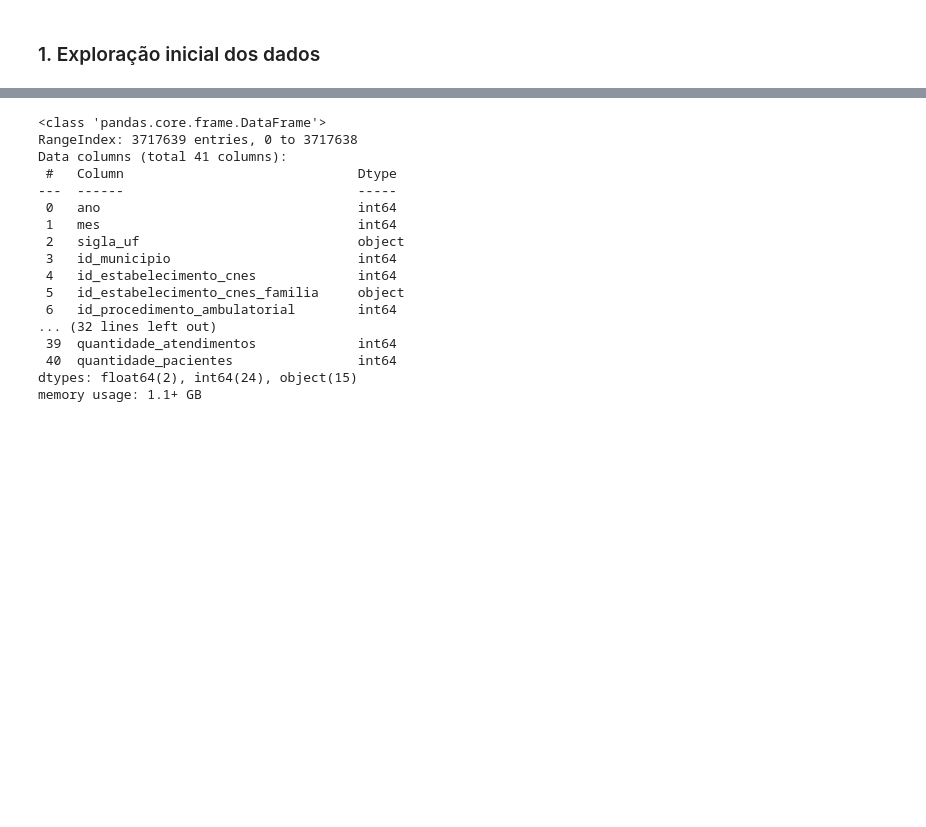
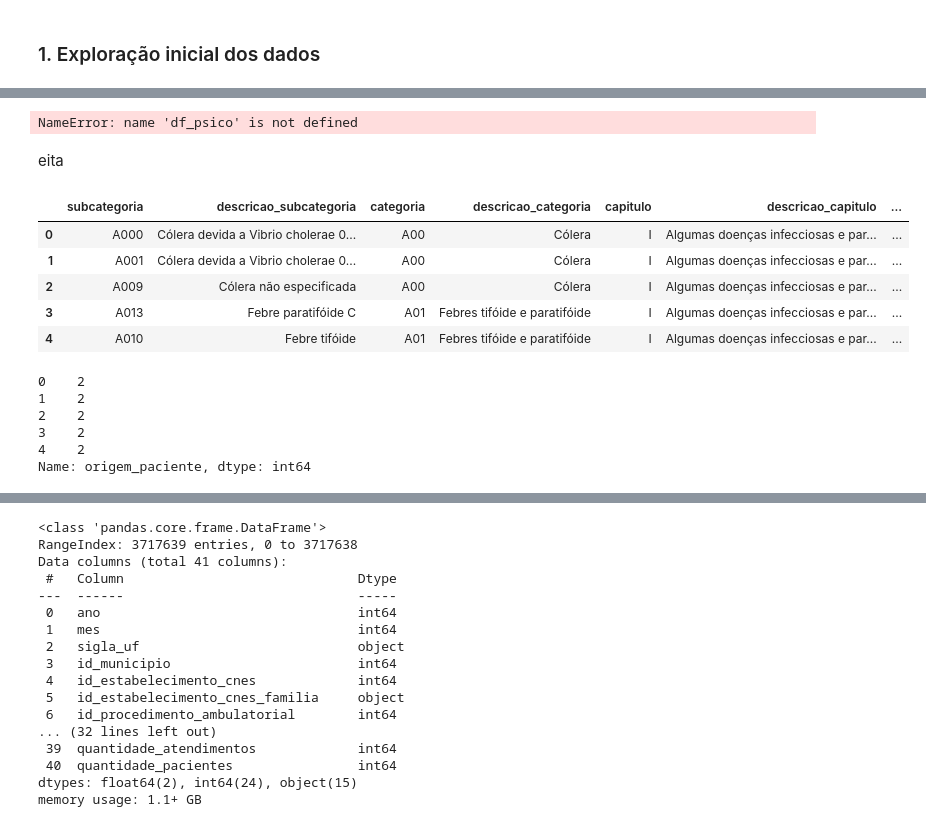
Before and after one commit to maria-exe/Saude-Mental-Curitiba-Regiao, a Jupyter notebook: notebooks/01-exploracao-inicial.ipynb, the cells around one changed output, grey strips where cells are left out. Saved outputs shown, nothing was run; the diff lists cells and outputs as text; code cells hidden in the pictures; blank space fills up the shorter version.

```diff
--- a/notebooks/01-exploracao-inicial.ipynb
+++ b/notebooks/01-exploracao-inicial.ipynb
@@ -11,0 +39,4 @@ df = pd.read_csv(caminho)
+# %%
+dic_sid = pd.read_csv('../data/dicionarios/br_bd_diretorios_brasil_cid_10.csv')
+dic_municipio = pd.read_csv('../data/dicionarios/br_bd_diretorios_brasil_municipio.csv')
+dic_geral = pd.read_csv('../data/dicionarios/br_ms_sia_dicionario.csv')
@@ -11,0 +119,24 @@ df = pd.read_csv(caminho)
+# %%
+df_psico['tipo_idade'].head()
+# %% [output]
+NameError: name 'df_psico' is not defined
+# %% [markdown]
+eita
+# %%
+dic_sid.head()
+# %% [output]
+|  | subcategoria | descricao_subcategoria | categoria | descricao_categoria | capitulo | descricao_capitulo | ... |
+| 0 | A000 | Cólera devida a Vibrio cholerae 0... | A00 | Cólera | I | Algumas doenças infecciosas e par... | ... |
+| 1 | A001 | Cólera devida a Vibrio cholerae 0... | A00 | Cólera | I | Algumas doenças infecciosas e par... | ... |
+| 2 | A009 | Cólera não especificada | A00 | Cólera | I | Algumas doenças infecciosas e par... | ... |
+| 3 | A013 | Febre paratifóide C | A01 | Febres tifóide e paratifóide | I | Algumas doenças infecciosas e par... | ... |
+| 4 | A010 | Febre tifóide | A01 | Febres tifóide e paratifóide | I | Algumas doenças infecciosas e par... | ... |
+# %%
+df_psico['origem_paciente'].head()
+# %% [output]
+0    2
+1    2
+2    2
+3    2
+4    2
+Name: origem_paciente, dtype: int64
```
Also changed, not shown: parts of 19 cells of this notebook, 1 other file.
